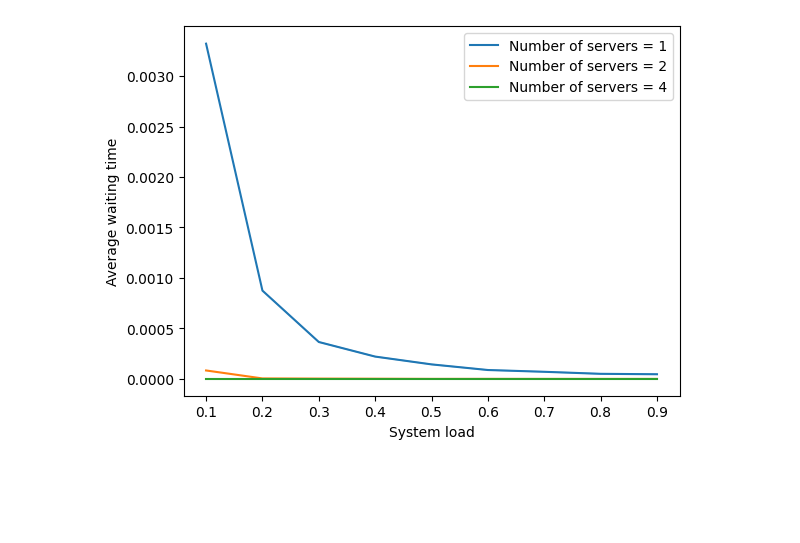
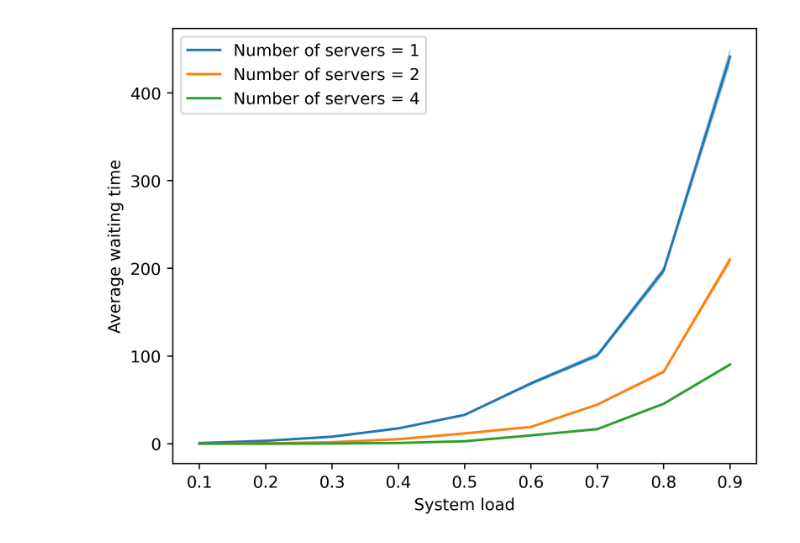
Before and after one commit to pabloralves/Stoc_Assignment_2, a Jupyter notebook: Q4_test.ipynb, the cells around one changed output. Drawn from its saved outputs; the diff is of its cells as text; code cells hidden in the pictures; blank space fills up the shorter version.

```diff
--- a/Q4_test.ipynb
+++ b/Q4_test.ipynb
@@ -207,19 +228,32 @@ def plot_waitingtimes(lambda_, N, tmax, num_servers_list, scheduler, mode, rhos_
     axs.set_xlabel("System load")
     axs.set_ylabel("Average waiting time")
     axs.legend()
-# %%
-# Parameters
-mu = 0.02
-lambda_ = 0.04
-N = 100_000
-tmax = 10_000_000
-num_servers_list = [1, 2, 4]
-scheduler = 'fifo'
-mode = 'deter'
-print_statistics = False
-rhos_step = 0.1
-
-fig, axs = plt.subplots()
-plot_waitingtimes(lambda_, N, tmax, num_servers_list, scheduler, mode, rhos_step, axs)
-# %% [output]
-[figure, removed]
+# %%
+# Parameters
+lambda_ = 0.015
+N = 10_000
+num_servers_list = [1, 2, 4]
+
+# 'fifo' or 'jsf'
+scheduler = 'fifo'
+
+# 'Markov', 'deter' or 'long tail'
+mode = 'Markov'
+print_statistics = False
+
+rho_min, rho_max = 0.1, 0.9
+rhos_step = 0.1
+
+rhos = np.arange(rho_min, rho_max + rhos_step, rhos_step)
+mus = lambda_ / rhos
+
+# Number of runs. If n = 1, confidence interval is determined by the different waiting times of different tasks
+# If n > 1, confidence interval is determined by different average waiting times of those different runs
+n = 1
+
+fig, axs = plt.subplots(dpi=400)
+data = generate_waitingtimes(lambda_, mus, N, num_servers_list, scheduler, mode, n)
+
+plot_waitingtimes(data, axs)
+# %% [output]
+[figure, added]
```
Also changed, not shown: parts of 6 cells of this notebook.
